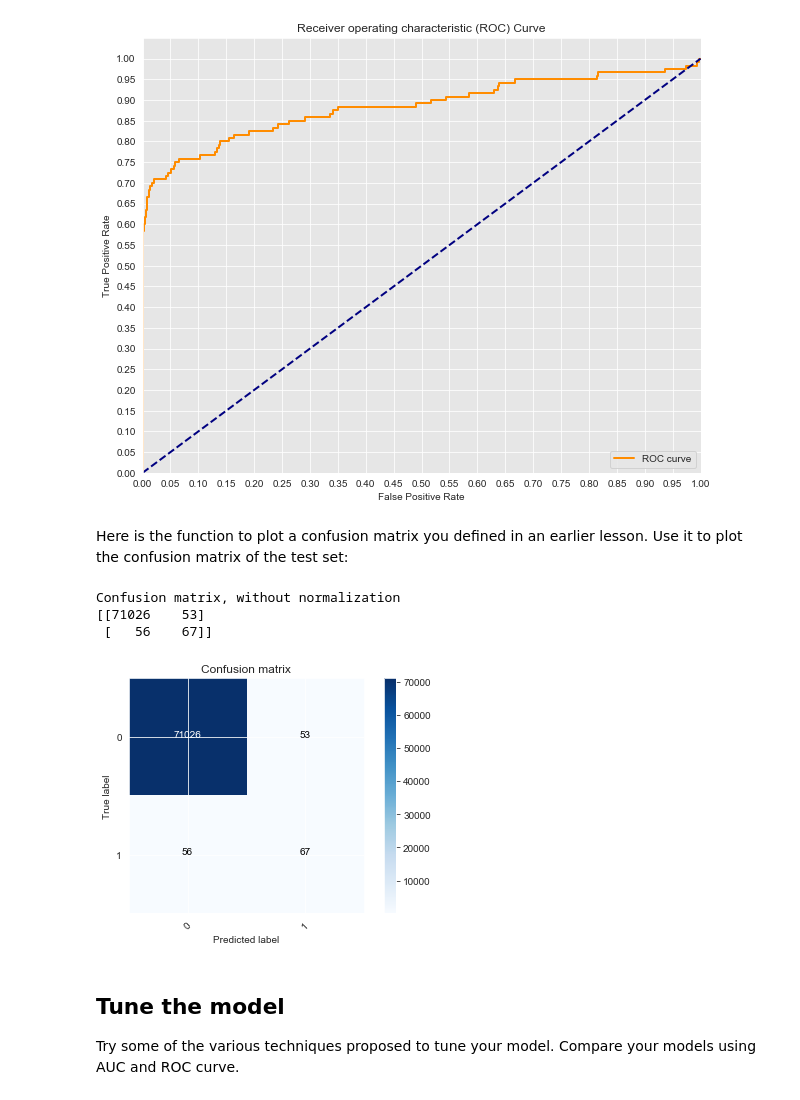
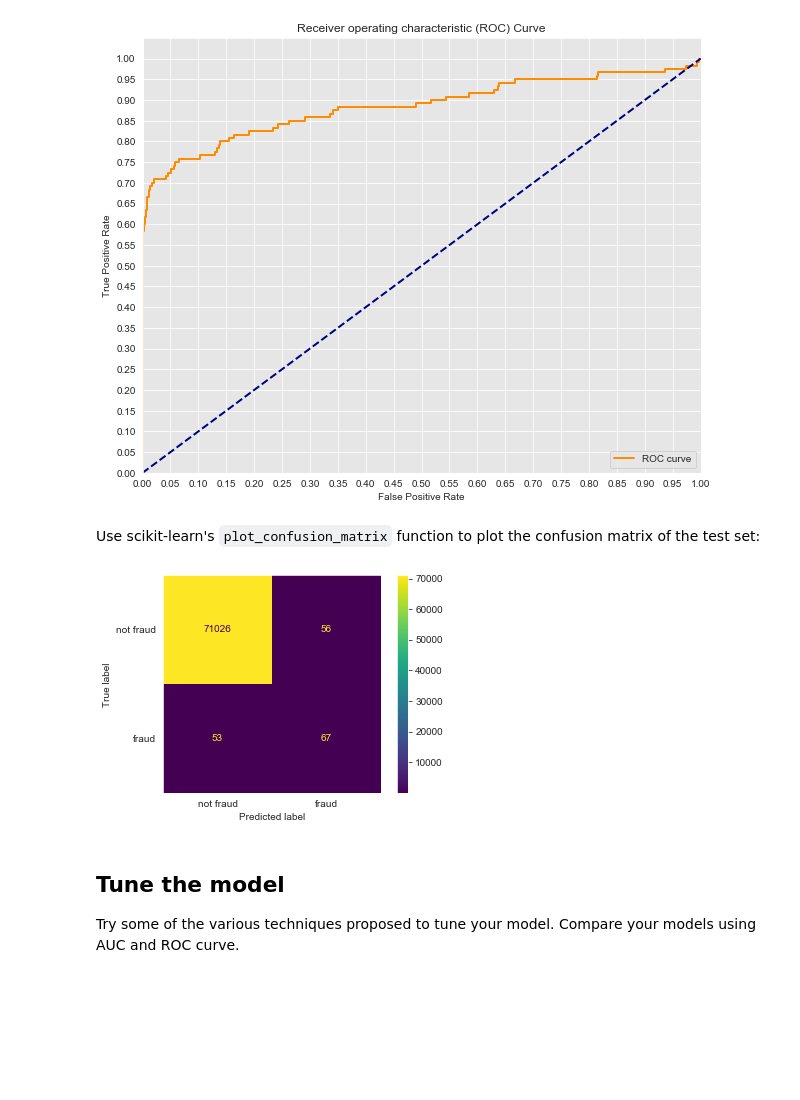
Before and after one commit to learn-co-curriculum/dsc-class-imbalance-problems-lab, a Jupyter notebook: index.ipynb, the cells around one changed output. Drawn from its saved outputs; the diff is of its cells as text; code cells hidden in the pictures; blank space fills up the shorter version.

Commit message:
Update to use sklearn's plot_confusion_matrix function

```diff
--- a/index.ipynb
+++ b/index.ipynb
@@ -125,49 +125,16 @@ plt.show()
 AUC: 0.8841414375885128
 [figure]
 # %% [markdown]
-Here is the function to plot a confusion matrix you defined in an earlier lesson. Use it to plot the confusion matrix of the test set:
+Use scikit-learn's `plot_confusion_matrix` function to plot the confusion matrix of the test set:
-# %%
-# Plot a confusion matrix
-def plot_confusion_matrix(cm, classes,
-                          normalize=False,
-                          title='Confusion matrix',
-                          cmap=plt.cm.Blues):
-    #Add Normalization Option
-    if normalize:
-        cm = cm.astype('float') / cm.sum(axis=1)[:, np.newaxis]
-        print('Normalized confusion matrix')
-    else:
-        print('Confusion matrix, without normalization')
-
-    print(cm)
-
-    plt.imshow(cm, interpolation='nearest', cmap=cmap)
-    plt.title(title)
-    plt.colorbar()
-    tick_marks = np.arange(len(classes))
-    plt.xticks(tick_marks, classes, rotation=45)
-    plt.yticks(tick_marks, classes)
-
-    fmt = '.2f' if normalize else 'd'
-    thresh = cm.max() / 2.
-    for i, j in itertools.product(range(cm.shape[0]), range(cm.shape[1])):
-        plt.text(j, i, format(cm[i, j], fmt),
-                 horizontalalignment='center',
-                 color='white' if cm[i, j] > thresh else 'black')
-
-    plt.tight_layout()
-    plt.ylabel('True label')
-    plt.xlabel('Predicted label')
-# %%
-# Plot confusion matrix of the test set
-y_hat_test = logreg.predict(X_test)
-cnf_matrix = confusion_matrix(y_hat_test, y_test)
-plot_confusion_matrix(cnf_matrix, classes=[0, 1])
-# %% [output]
-Confusion matrix, without normalization
-[[71026    53]
- [   56    67]]
-[figure, removed]
+# %%
+# Plot confusion matrix of the test set
+plot_confusion_matrix(logreg, X_test, y_test,
+                      display_labels=["not fraud", "fraud"],
+                      values_format=".5g")
+plt.grid(False) # removes the annoying grid lines from plot
+plt.show()
+# %% [output]
+[figure, added]
 # %% [markdown]
 ## Tune the model
 
```
Also changed, not shown: parts of 5 cells of this notebook, 10 other files.
